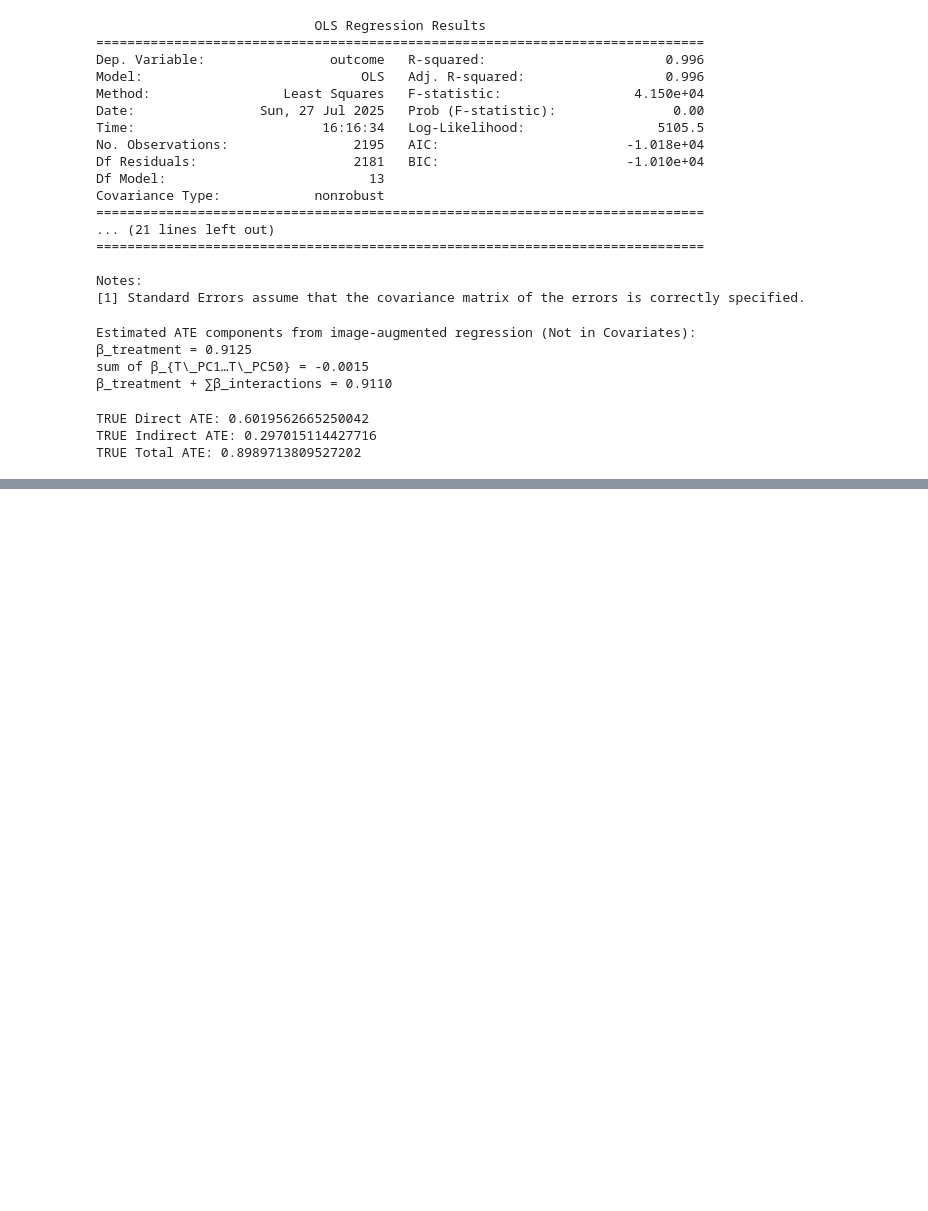
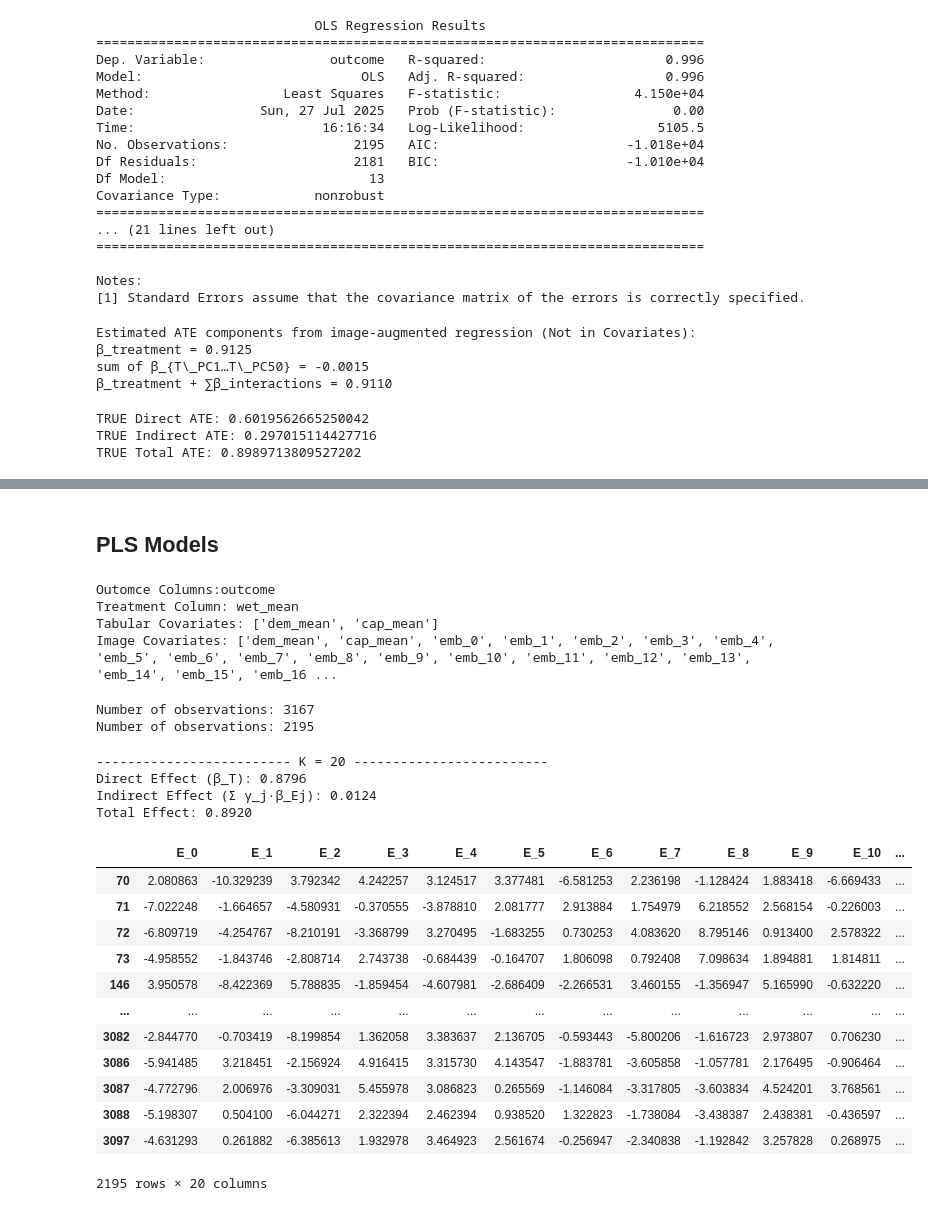
Before and after one commit to SMalaekeh/ImageTRT, a Jupyter notebook: Model/main.ipynb, the cells around one changed output, grey strips where cells are left out. Cells and saved outputs as stored; diff of their text form; code cells hidden in the pictures; blank space fills up the shorter version.

```diff
--- a/Model/main.ipynb
+++ b/Model/main.ipynb
@@ -1121,0 +1361,55 @@ TRUE Total ATE: 0.8989713809527202
+# %% [markdown]
+## PLS Models
+# %%
+# number of PC
+n = 512
+
+# load tables
+tab_df     = pd.read_csv('features.csv')
+# pca_wet    = pd.read_csv(f"wet_pca{n}.csv")
+pca_wet = pd.read_csv("/home/sm79829/Hetwet/Data/Results/RESNET18/stacked_embeddings.csv")
+
+# outcome variable
+tab_df['outcome'] = tab_df['outcome_post_mean'] - tab_df['outcome_pre_mean']
+
+# pick outcome & features
+OUTCOME = 'outcome'
+TREAT   = 'wet_mean'
+# COVS    = [c for c in tab_df.columns
+#           if c not in ('scene_id', OUTCOME, 'wet_mean', 'outcome', 'claims_16_mean', 'claims_96_mean')]
+COVS = ['dem_mean', 'cap_mean']
+
+# merge PCA back onto tab_df
+img_df = tab_df.merge(pca_wet,  on='scene_id', how='left')
+
+# COVS_IMAGE  = COVS + [f'PC{i+1}' for i in range(n)]
+COVS_IMAGE  = COVS + [f'emb_{i}' for i in range(n)]
+
+print(f"Outomce Columns:{OUTCOME}")
+print(f"Treatment Column: {TREAT}")
+print(f"Tabular Covariates: {COVS}")
+print(f"Image Covariates: {COVS_IMAGE}")
+# %% [output]
+Outomce Columns:outcome
+Treatment Column: wet_mean
+Tabular Covariates: ['dem_mean', 'cap_mean']
+Image Covariates: ['dem_mean', 'cap_mean', 'emb_0', 'emb_1', 'emb_2', 'emb_3', 'emb_4', 'emb_5', 'emb_6', 'emb_7', 'emb_8', 'emb_9', 'emb_10', 'emb_11', 'emb_12', 'emb_13', 'emb_14', 'emb_15', 'emb_16 ...
+# %%
+# Removing NAs
+clean_cols = COVS_IMAGE + [TREAT] + [OUTCOME]
+
+# Check the number of drops
+print(f"Number of observations: {img_df.shape[0]}")
+img_df_clean = img_df.dropna(subset = clean_cols)
+print(f"Number of observations: {img_df_clean.shape[0]}")
+
+# split the (new) integer indices 0…n−1 into train/test
+train_idx, test_idx = train_test_split(
+    img_df_clean.index.values,
+    test_size=0.2,        # 20% test
+    random_state=42,      # for reproducibility
+    shuffle=True
+)
+# %% [output]
+Number of observations: 3167
+Number of observations: 2195
@@ -1121,0 +1484,21 @@ TRUE Total ATE: 0.8989713809527202
+# %%
+E_factors = effect_estimation(20)
+E_factors
+# %% [output]
+------------------------- K = 20 -------------------------
+Direct Effect (β_T): 0.8796
+Indirect Effect (Σ γ_j·β_Ej): 0.0124
+Total Effect: 0.8920
+|  | E_0 | E_1 | E_2 | E_3 | E_4 | E_5 | E_6 | E_7 | E_8 | E_9 | E_10 | ... |
+| 70 | 2.080863 | -10.329239 | 3.792342 | 4.242257 | 3.124517 | 3.377481 | -6.581253 | 2.236198 | -1.128424 | 1.883418 | -6.669433 | ... |
+| 71 | -7.022248 | -1.664657 | -4.580931 | -0.370555 | -3.878810 | 2.081777 | 2.913884 | 1.754979 | 6.218552 | 2.568154 | -0.226003 | ... |
+| 72 | -6.809719 | -4.254767 | -8.210191 | -3.368799 | 3.270495 | -1.683255 | 0.730253 | 4.083620 | 8.795146 | 0.913400 | 2.578322 | ... |
+| 73 | -4.958552 | -1.843746 | -2.808714 | 2.743738 | -0.684439 | -0.164707 | 1.806098 | 0.792408 | 7.098634 | 1.894881 | 1.814811 | ... |
+| 146 | 3.950578 | -8.422369 | 5.788835 | -1.859454 | -4.607981 | -2.686409 | -2.266531 | 3.460155 | -1.356947 | 5.165990 | -0.632220 | ... |
+| ... | ... | ... | ... | ... | ... | ... | ... | ... | ... | ... | ... | ... |
+| 3082 | -2.844770 | -0.703419 | -8.199854 | 1.362058 | 3.383637 | 2.136705 | -0.593443 | -5.800206 | -1.616723 | 2.973807 | 0.706230 | ... |
+| 3086 | -5.941485 | 3.218451 | -2.156924 | 4.916415 | 3.315730 | 4.143547 | -1.883781 | -3.605858 | -1.057781 | 2.176495 | -0.906464 | ... |
+| 3087 | -4.772796 | 2.006976 | -3.309031 | 5.455978 | 3.086823 | 0.265569 | -1.146084 | -3.317805 | -3.603834 | 4.524201 | 3.768561 | ... |
+| 3088 | -5.198307 | 0.504100 | -6.044271 | 2.322394 | 2.462394 | 0.938520 | 1.322823 | -1.738084 | -3.438387 | 2.438381 | -0.436597 | ... |
+| 3097 | -4.631293 | 0.261882 | -6.385613 | 1.932978 | 3.464923 | 2.561674 | -0.256947 | -2.340838 | -1.192842 | 3.257828 | 0.268975 | ... |
+2195 rows × 20 columns
```
Also changed, not shown: parts of 25 cells of this notebook, 6 other files.
